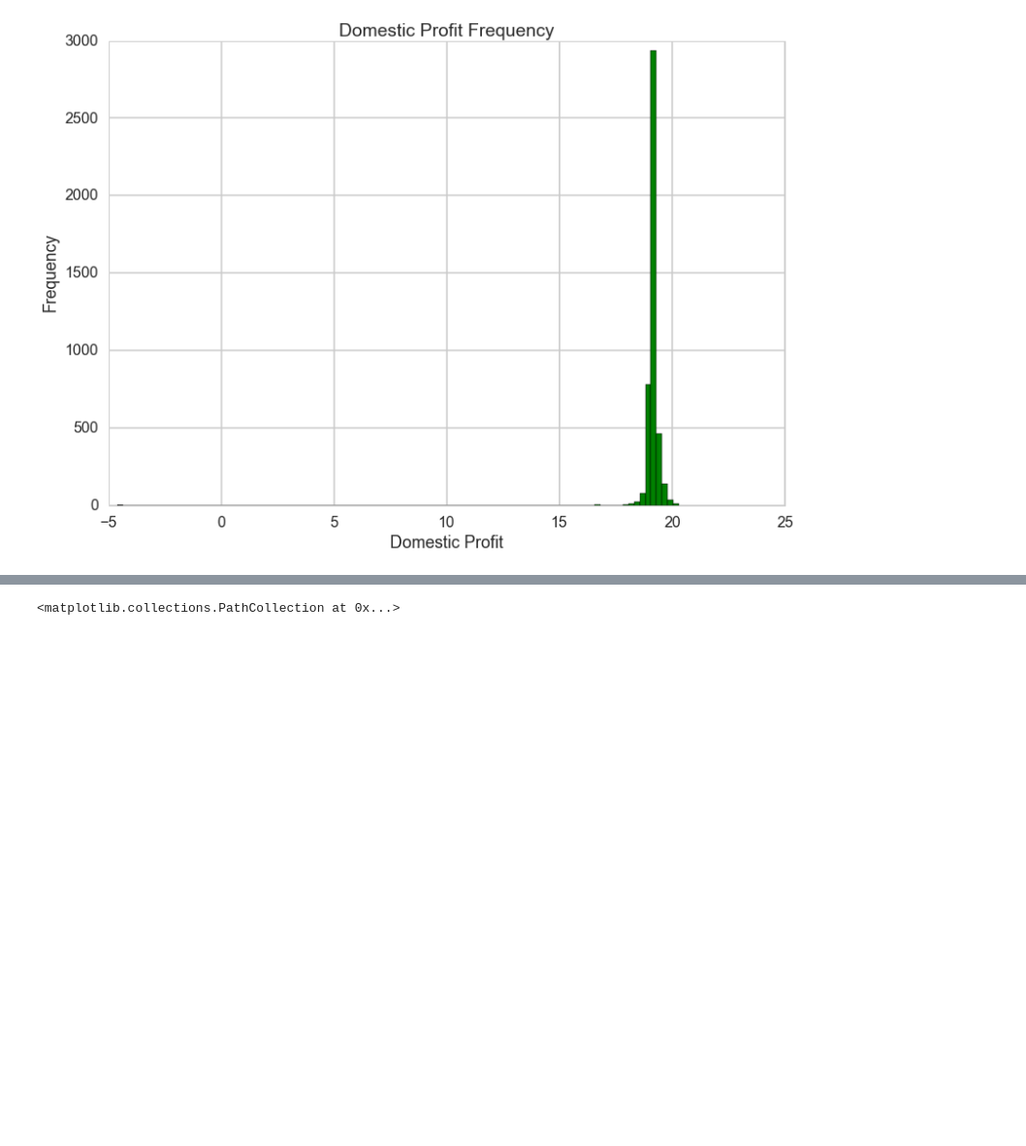
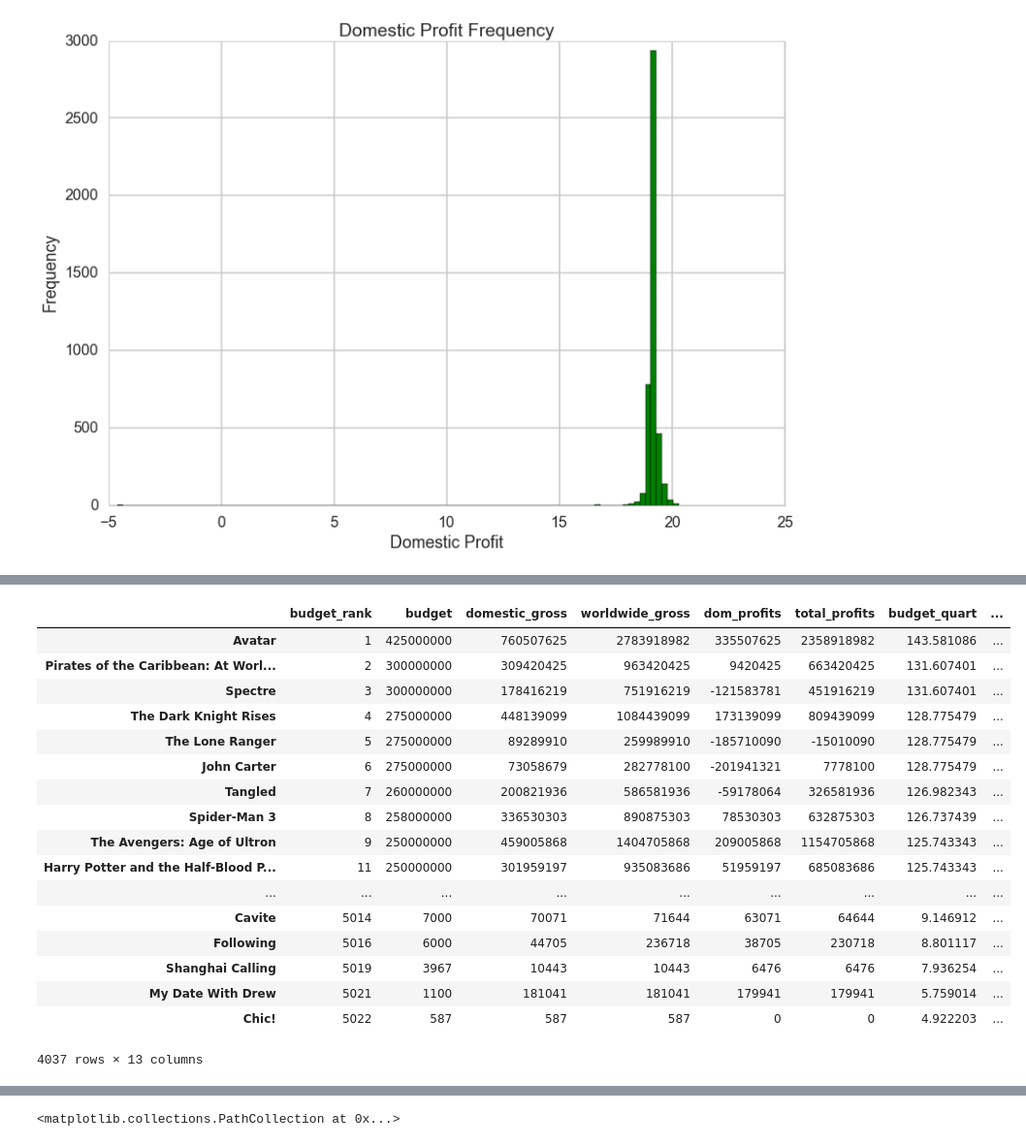
Before and after one commit to davematthews034/CS-109-Final-Project, a Jupyter notebook: CS109 Final Project.ipynb, the cells around one changed output, grey strips where cells are left out. Shown: that part at 97% size. Cells and saved outputs as stored; diff of their text form; code cells hidden in the pictures; blank space fills up the shorter version.

```diff
--- a/CS109 Final Project.ipynb
+++ b/CS109 Final Project.ipynb
@@ -148 +163,27 @@ movieframe
+# %%
+# Cleaning up the data, dropping N/As and -1 in the ratings
+movieframe = pd.DataFrame.from_csv("movieframe.csv")
+movieframe.dropna(inplace = True)
+movieframe = movieframe[movieframe['critic_rating'] >= 0]
+movieframe = movieframe[movieframe['release_date'] != "NA"]
+movieframe
+# %% [output]
+|  | budget_rank | budget | domestic_gross | worldwide_gross | dom_profits | total_profits | budget_quart | ... |
+| Avatar | 1 | 425000000 | 760507625 | 2783918982 | 335507625 | 2358918982 | 143.581086 | ... |
+| Pirates of the Caribbean: At Worl... | 2 | 300000000 | 309420425 | 963420425 | 9420425 | 663420425 | 131.607401 | ... |
+| Spectre | 3 | 300000000 | 178416219 | 751916219 | -121583781 | 451916219 | 131.607401 | ... |
+| The Dark Knight Rises | 4 | 275000000 | 448139099 | 1084439099 | 173139099 | 809439099 | 128.775479 | ... |
+| The Lone Ranger | 5 | 275000000 | 89289910 | 259989910 | -185710090 | -15010090 | 128.775479 | ... |
+| John Carter | 6 | 275000000 | 73058679 | 282778100 | -201941321 | 7778100 | 128.775479 | ... |
+| Tangled | 7 | 260000000 | 200821936 | 586581936 | -59178064 | 326581936 | 126.982343 | ... |
+| Spider-Man 3 | 8 | 258000000 | 336530303 | 890875303 | 78530303 | 632875303 | 126.737439 | ... |
+| The Avengers: Age of Ultron | 9 | 250000000 | 459005868 | 1404705868 | 209005868 | 1154705868 | 125.743343 | ... |
+| Harry Potter and the Half-Blood P... | 11 | 250000000 | 301959197 | 935083686 | 51959197 | 685083686 | 125.743343 | ... |
+| ... | ... | ... | ... | ... | ... | ... | ... | ... |
+| Cavite | 5014 | 7000 | 70071 | 71644 | 63071 | 64644 | 9.146912 | ... |
+| Following | 5016 | 6000 | 44705 | 236718 | 38705 | 230718 | 8.801117 | ... |
+| Shanghai Calling | 5019 | 3967 | 10443 | 10443 | 6476 | 6476 | 7.936254 | ... |
+| My Date With Drew | 5021 | 1100 | 181041 | 181041 | 179941 | 179941 | 5.759014 | ... |
+| Chic! | 5022 | 587 | 587 | 587 | 0 | 0 | 4.922203 | ... |
+4037 rows × 13 columns
 # %%
```
Also changed, not shown: parts of 8 cells of this notebook, 1 other file.
